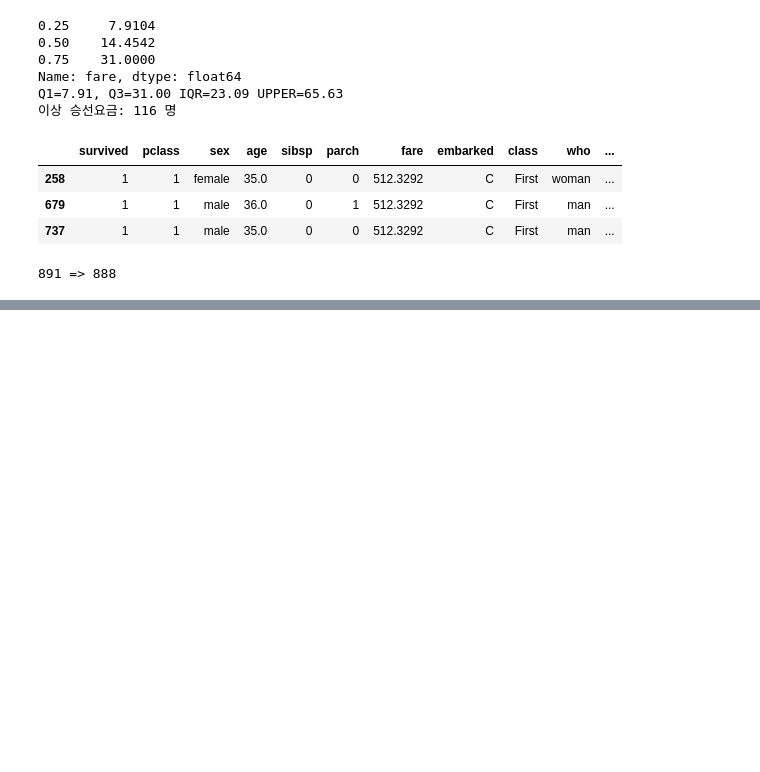
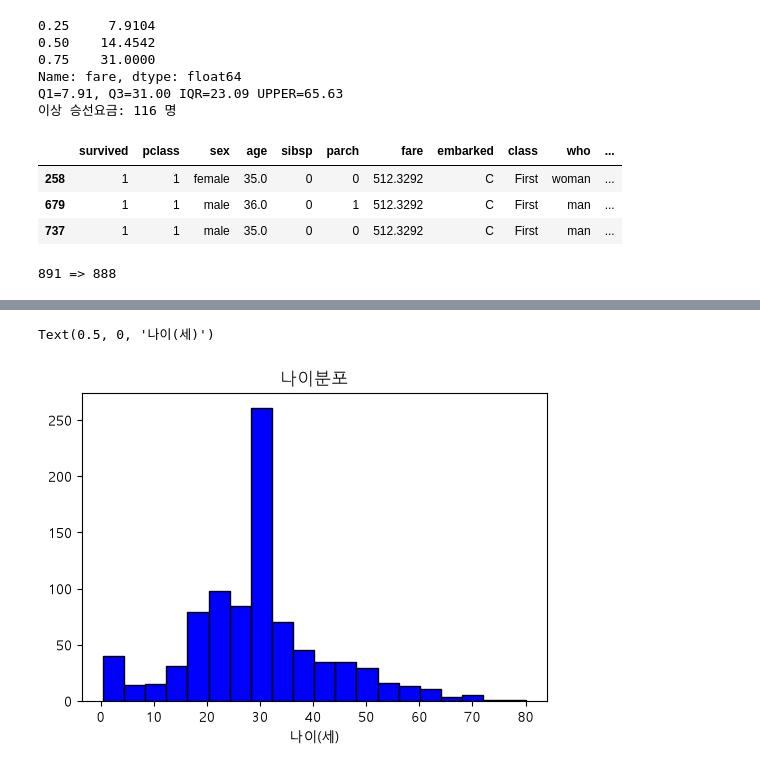
Before and after one commit to jjejjedev/Kant_ML, a Jupyter notebook: 01_ml.ipynb, the cells around one changed output, grey strips where cells are left out. Cells and saved outputs as stored; diff of their text form; code cells hidden in the pictures; blank space fills up the shorter version.

```diff
--- a/01_ml.ipynb
+++ b/01_ml.ipynb
@@ -147,7 +147,7 @@ dtype: int64
 # df["deck"].cat remove_categories("Unknown")
 # df["deck"] = df["deck"].fillna("Unknown")
 
-# df["deck"] = df["deck"].cat.add_categories("Unknown").fillna("Unknown")
+df["deck"] = df["deck"].cat.add_categories("Unknown").fillna("Unknown")
 
 print(df["deck"].cat.categories.to_list())
 print(df["deck"].value_counts())
@@ -220,0 +235,17 @@ print(before, "=>", len(df))
+# %%
+import platform
+import matplotlib.pyplot as plt
+
+os_name = platform.system()
+
+if os_name == "Windows":
+    plt.rcParams["font.family"] = "Malgun Gothic"
+
+# 나이 분포 차트
+fig , ax = plt.subplots(figsize=(6,4))
+ax.hist(df["age"], bins=20, color="blue", edgecolor="black")
+ax.set_title("나이분포")
+ax.set_xlabel("나이(세)")
+# %% [output]
+Text(0.5, 0, '나이(세)')
+[figure, added]
```
Also changed, not shown: parts of 3 cells of this notebook.
